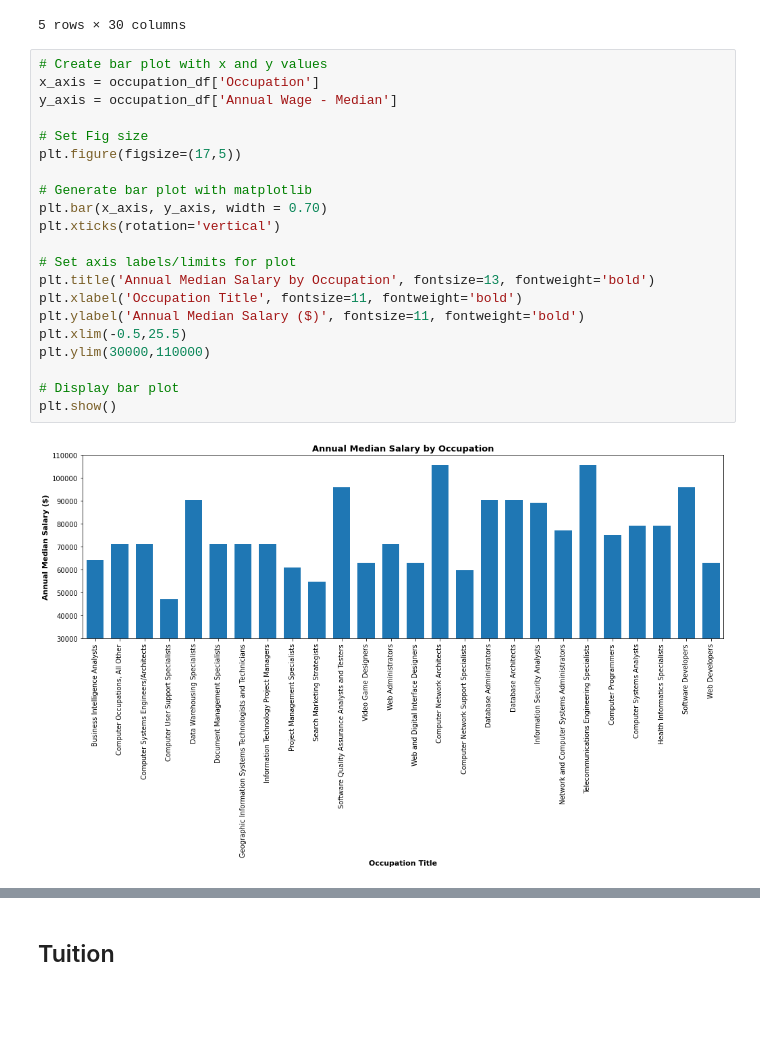
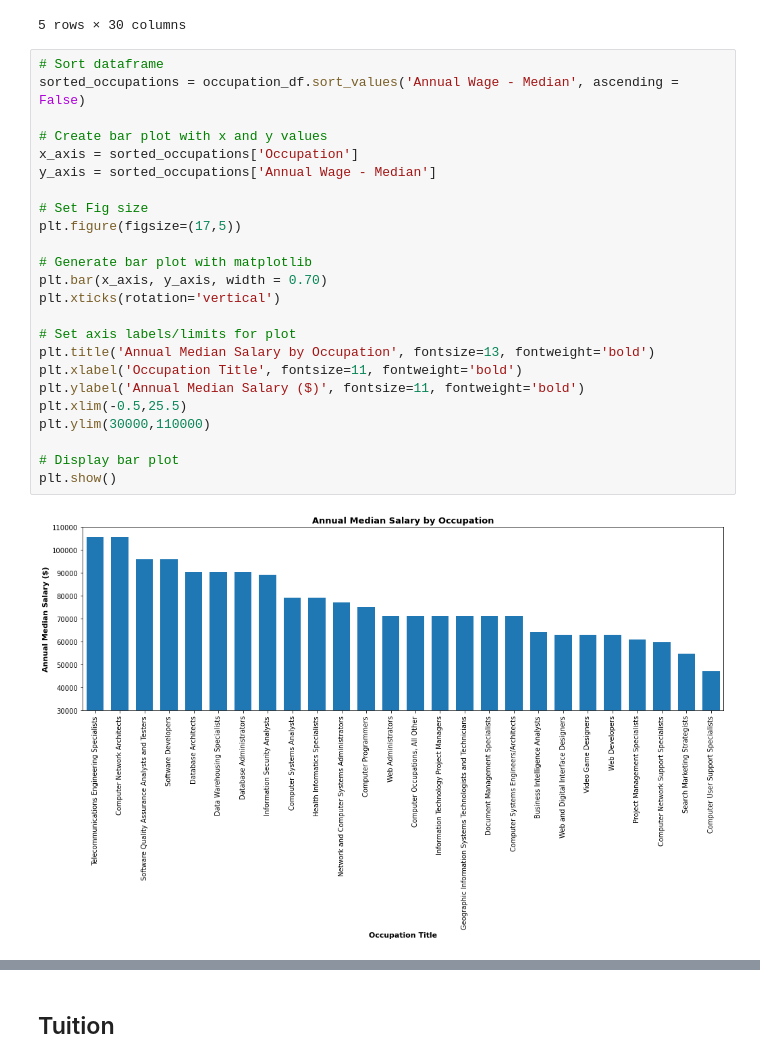
Before and after one commit to Project-1-2021/ValueOfCollege, a Jupyter notebook: Data_Analysis.ipynb, the cells around one changed output, grey strips where cells are left out. Cells and saved outputs as stored; diff of their text form; blank space fills up the shorter version.

```diff
--- a/Data_Analysis.ipynb
+++ b/Data_Analysis.ipynb
@@ -45,26 +45,29 @@ occupation_df.head()
 | 4 | 15-1243.01 | Data Warehousing Specialists | Information Support and Services | Design, model, or implement corpo... | 45430 | 63700 | ... |
 5 rows × 30 columns
 # %%
+# Sort dataframe
+sorted_occupations = occupation_df.sort_values('Annual Wage - Median', ascending = False)
+
 # Create bar plot with x and y values
-x_axis = occupation_df['Occupation']
-y_axis = occupation_df['Annual Wage - Median']
+x_axis = sorted_occupations['Occupation']
+y_axis = sorted_occupations['Annual Wage - Median']
 
 # Set Fig size
 plt.figure(figsize=(17,5))
 
 # Generate bar plot with matplotlib
 plt.bar(x_axis, y_axis, width = 0.70)
 plt.xticks(rotation='vertical')
 
 # Set axis labels/limits for plot
 plt.title('Annual Median Salary by Occupation', fontsize=13, fontweight='bold')
 plt.xlabel('Occupation Title', fontsize=11, fontweight='bold')
 plt.ylabel('Annual Median Salary ($)', fontsize=11, fontweight='bold')
 plt.xlim(-0.5,25.5)
 plt.ylim(30000,110000)
 
 # Display bar plot
 plt.show()
 # %% [output]
-[figure, old version]
+[figure, new version]
 # %%
```
Also changed, not shown: parts of 4 cells of this notebook.
